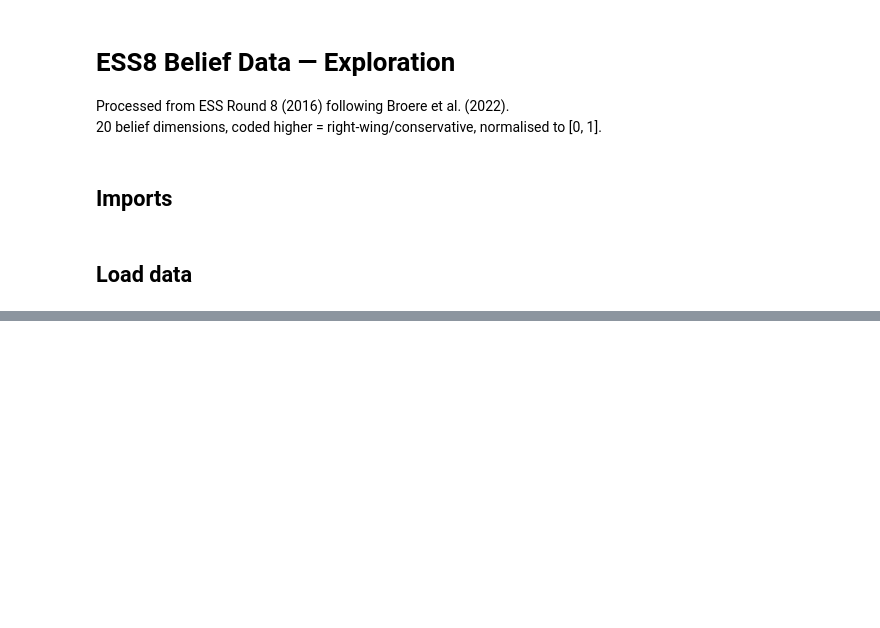
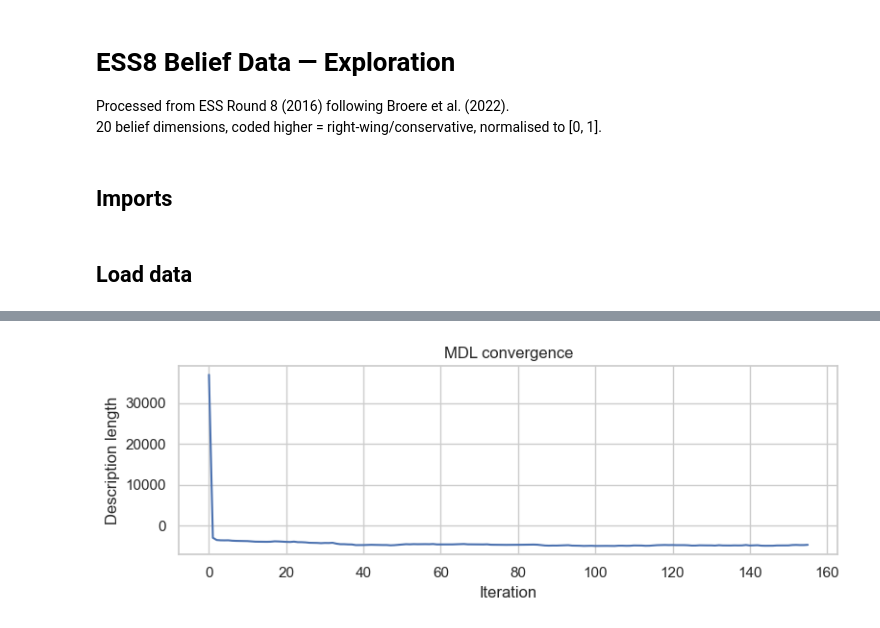
Before and after one commit to IrinaMonaEpure/C72H-SimPol, a Jupyter notebook: inference/notebooks/data-exploration.ipynb, the cells around one changed output, grey strips where cells are left out. Cells and saved outputs as stored; diff of their text form; code cells hidden in the pictures; blank space fills up the shorter version.

```diff
--- a/inference/notebooks/data-exploration.ipynb
+++ b/inference/notebooks/data-exploration.ipynb
@@ -69,0 +65,3 @@ dtype: float64
+# %%
+bn = BeliefNetwork(BELIEF_DIMS)
+bn.fit(df[df.cntry == "IT"])
@@ -69,0 +75,6 @@ dtype: float64
+# %%
+bn.plot_convergence()
+plt.tight_layout()
+plt.show()
+# %% [output]
+[figure, added]
```
Also changed, not shown: parts of 7 cells of this notebook, 4 other files.
